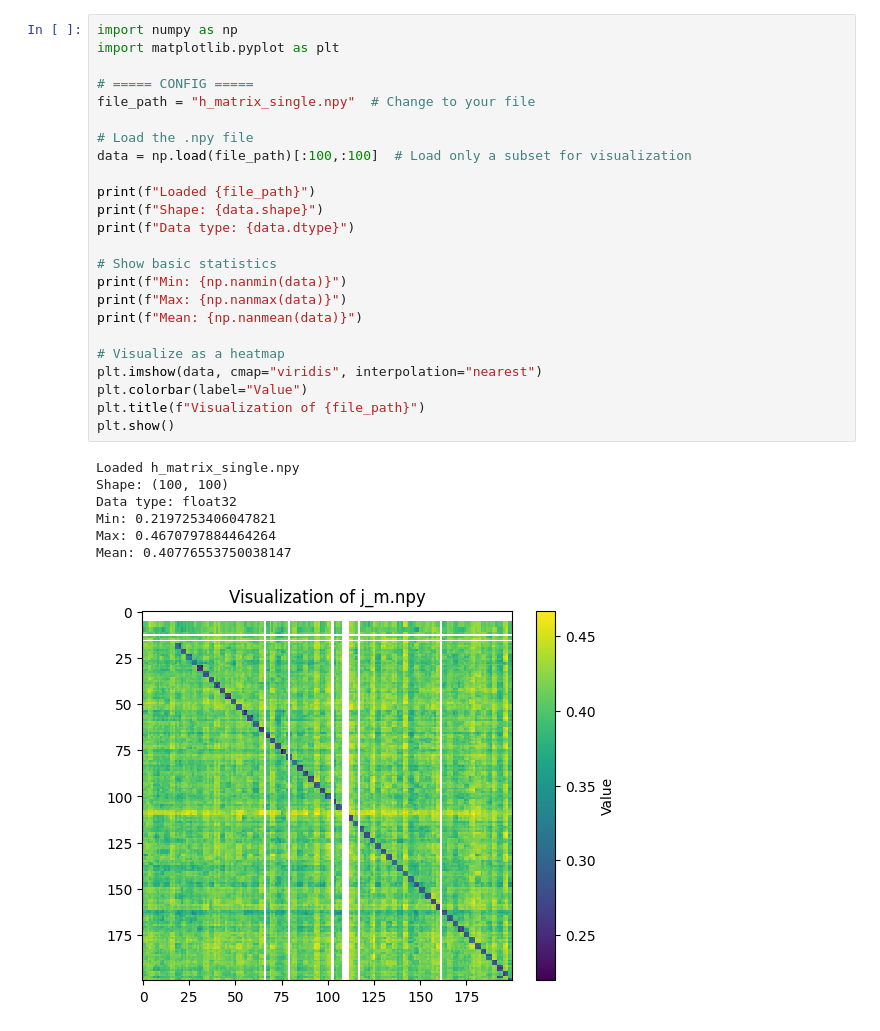
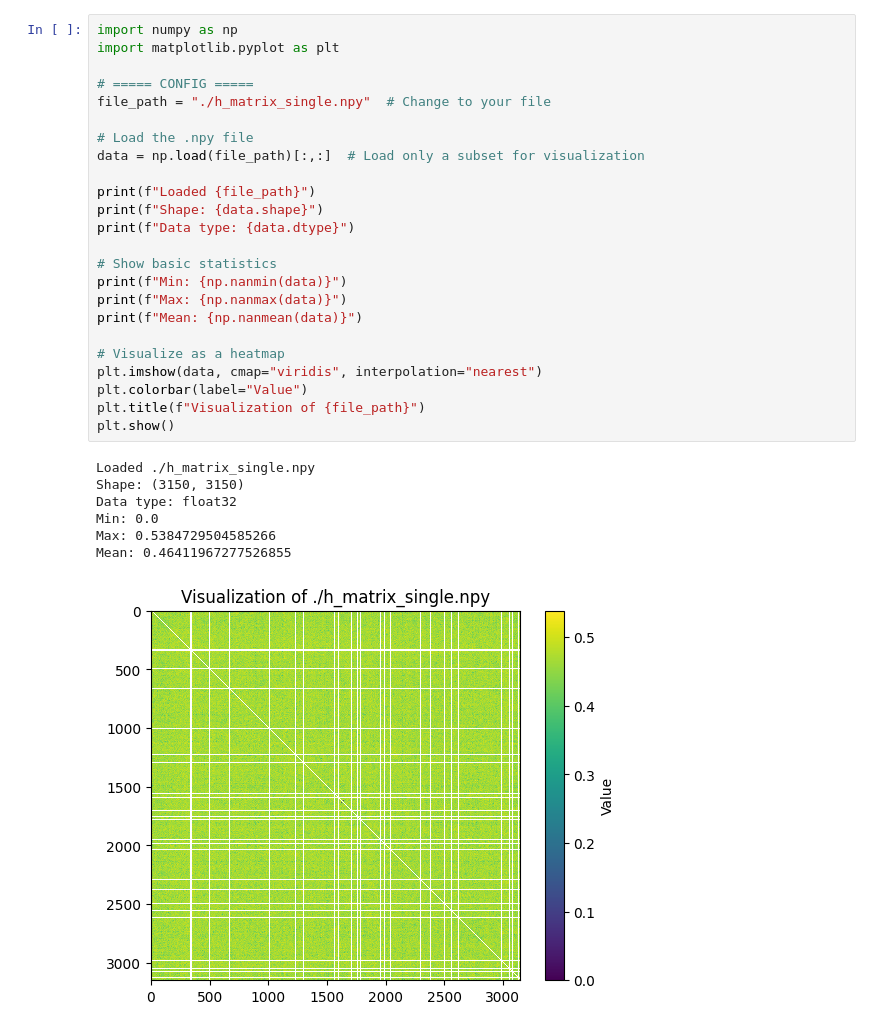
Before and after one commit to Pantarat/open-iris-pantarat, a Jupyter notebook: colab/temp_visualize.ipynb, the cells around one changed output. Saved outputs shown, nothing was run; the diff lists cells and outputs as text.

```diff
--- a/colab/temp_visualize.ipynb
+++ b/colab/temp_visualize.ipynb
@@ -1,32 +1,32 @@
 # %%
 import numpy as np
 import matplotlib.pyplot as plt
 
 # ===== CONFIG =====
-file_path = "h_matrix_single.npy"  # Change to your file
+file_path = "./h_matrix_single.npy"  # Change to your file
 
 # Load the .npy file
-data = np.load(file_path)[:100,:100]  # Load only a subset for visualization
+data = np.load(file_path)[:,:]  # Load only a subset for visualization
 
 print(f"Loaded {file_path}")
 print(f"Shape: {data.shape}")
 print(f"Data type: {data.dtype}")
 
 # Show basic statistics
 print(f"Min: {np.nanmin(data)}")
 print(f"Max: {np.nanmax(data)}")
 print(f"Mean: {np.nanmean(data)}")
 
 # Visualize as a heatmap
 plt.imshow(data, cmap="viridis", interpolation="nearest")
 plt.colorbar(label="Value")
 plt.title(f"Visualization of {file_path}")
 plt.show()
 # %% [output]
-Loaded h_matrix_single.npy
-Shape: (100, 100)
+Loaded ./h_matrix_single.npy
+Shape: (3150, 3150)
 Data type: float32
-Min: 0.2197253406047821
-Max: 0.4670797884464264
-Mean: 0.40776553750038147
+Min: 0.0
+Max: 0.5384729504585266
+Mean: 0.46411967277526855
-[figure, old version]
+[figure, new version]
```
Also changed, not shown: 6 other files.
